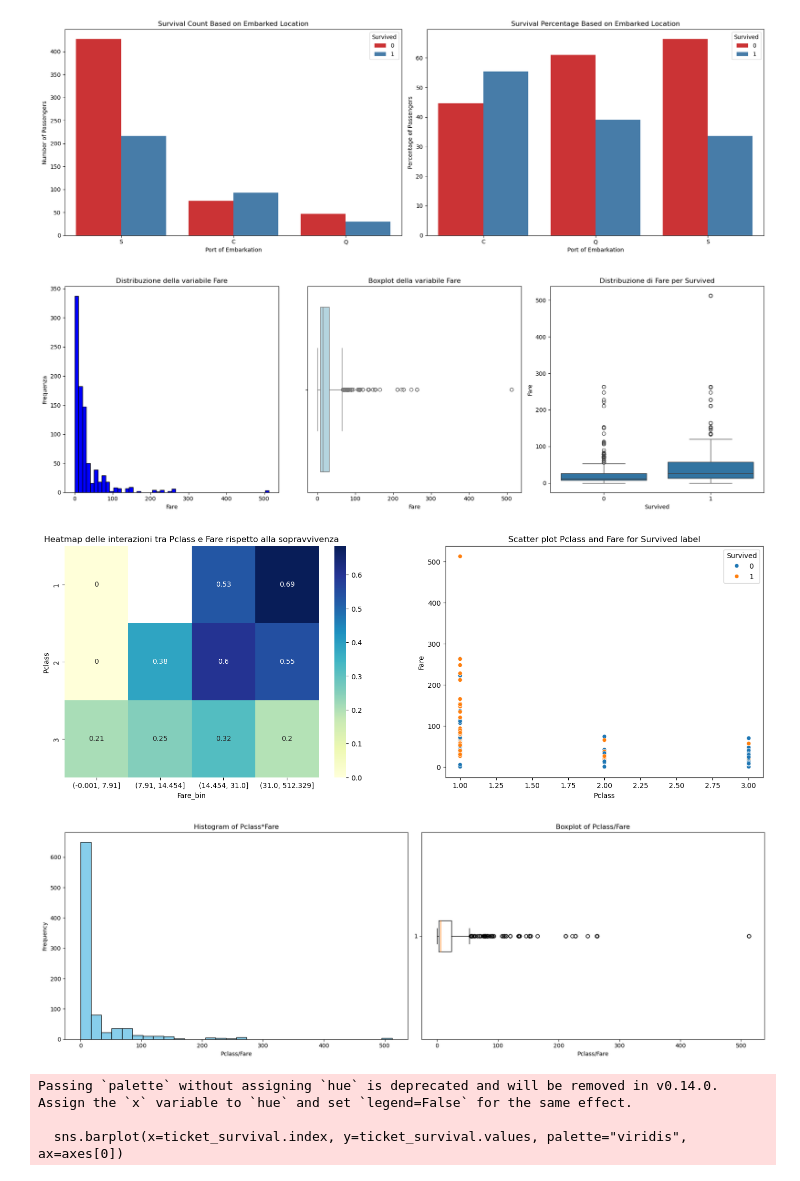
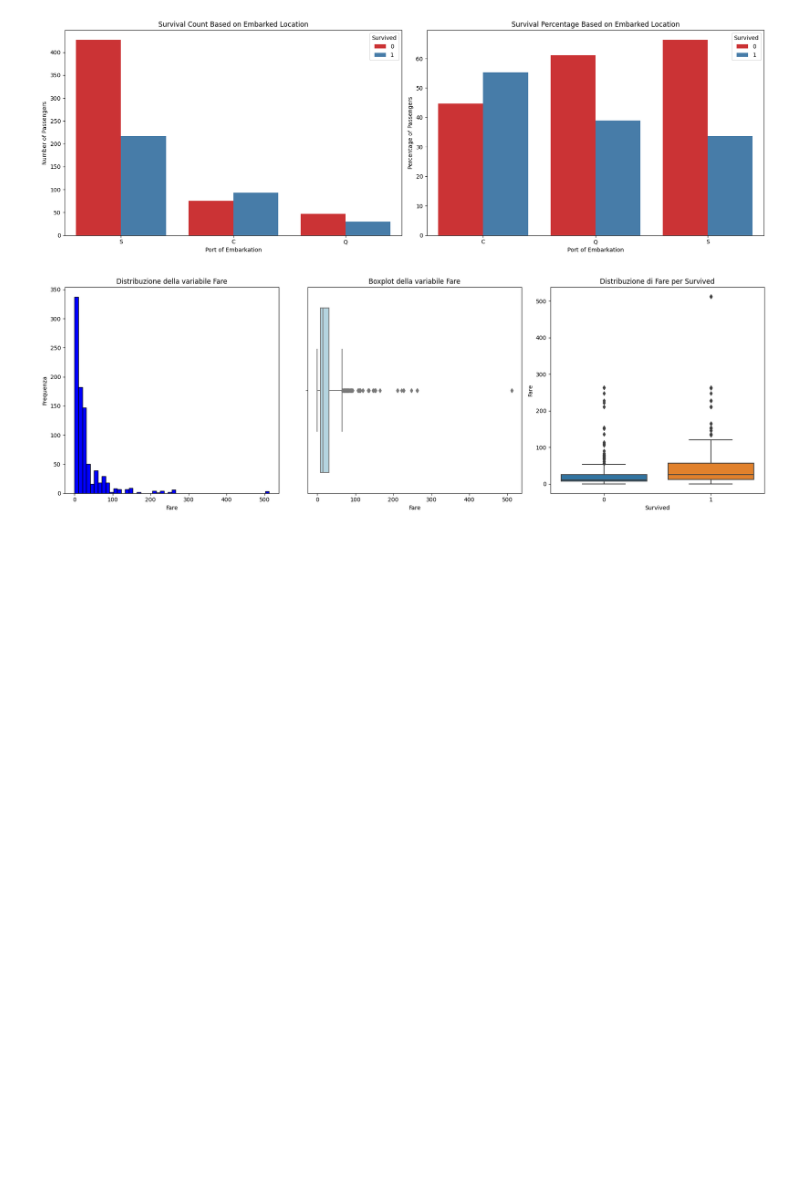
Before and after one commit to Giuseppe86-lab/Kaggle_Titanic_Analysis, a Jupyter notebook: Titanic_notebook.ipynb, the cells around one changed output. Cells and saved outputs as stored; diff of their text form; code cells hidden in the pictures; blank space fills up the shorter version.

Commit message:
sync with kaggle

```diff
--- a/Titanic_notebook.ipynb
+++ b/Titanic_notebook.ipynb
@@ -11,4 +23,3 @@ input/train.csv
 # %%
-train_data = pd.read_csv("input/train.csv")
-test_data = pd.read_csv("input/test.csv")
-print(train_data[['Pclass','Cabin','Ticket']])
+train_data = pd.read_csv("/kaggle/input/titanic/train.csv")
+test_data = pd.read_csv("/kaggle/input/titanic/test.csv")
@@ -31,8 +27,6 @@ print(train_data[['Pclass','Cabin','Ticket']])
 import matplotlib.pyplot as plt
 import seaborn as sns
 import pandas as pd
-from sklearn.impute import KNNImputer
-imputer = KNNImputer(n_neighbors = 5)
 
 # Calcolare il numero di passeggeri per ciascun porto e sopravvivenza
 embarked_survival_counts = train_data.groupby(['Embarked', 'Survived']).size().reset_index(name='Count')
@@ -67,100 +61,31 @@ plt.tight_layout()
 plt.show()
 
 
 # Crea una griglia di 3 grafici su una riga
 fig, axes = plt.subplots(1, 3, figsize=(18, 6))
 
 # Istogramma di Fare
 axes[0].hist(train_data['Fare'], bins=50, color='blue', edgecolor='black')
 axes[0].set_title('Distribuzione della variabile Fare')
 axes[0].set_xlabel('Fare')
 axes[0].set_ylabel('Frequenza')
 
 # Boxplot di Fare
 sns.boxplot(x=train_data['Fare'], color='lightblue', ax=axes[1])
 axes[1].set_title('Boxplot della variabile Fare')
 axes[1].set_xlabel('Fare')
 
 # Boxplot di Fare suddiviso per Survived
 sns.boxplot(x='Survived', y='Fare', data=train_data, ax=axes[2])
 axes[2].set_title('Distribuzione di Fare per Survived')
 axes[2].set_xlabel('Survived')
 axes[2].set_ylabel('Fare')
 
 # Regolazione del layout per evitare sovrapposizioni
 plt.tight_layout()
 
 # Visualizzazione dei grafici
 plt.show()
-
-
-# Creiamo dei bin per la variabile Fare per semplificare la visualizzazione
-train_data['Fare_bin'] = pd.qcut(train_data['Fare'], 4)  # Divide Fare in quartili
-
-# Creiamo una tabella pivot per visualizzare la sopravvivenza in base a Pclass e Fare_bin
-pivot_table = train_data.pivot_table(values='Survived', index='Pclass', columns='Fare_bin', aggfunc='mean', observed=False)
-
-# Visualizziamo la heatmap
-fig, axes = plt.subplots(1, 2, figsize=(18, 6))
-sns.heatmap(pivot_table, annot=True, cmap='YlGnBu', ax=axes[0])
-axes[0].set_title("Heatmap delle interazioni tra Pclass e Fare rispetto alla sopravvivenza")
-
-sns.scatterplot(x='Pclass', y='Fare', hue='Survived', data=train_data, ax=axes[1])
-axes[1].set_title('Scatter plot Pclass and Fare for Survived label')
-
-plt.show()
-
-test_data['Fare'] = imputer.fit_transform(test_data[['Fare']])
-train_data['Pclass_Fare'] =  train_data['Fare']/train_data['Pclass']
-test_data['Pclass_Fare'] =  test_data['Fare']/test_data['Pclass']
-
-# Istogramma della variabile Fare*Pclass
-fig, axes = plt.subplots(1, 2, figsize=(18, 6))
-axes[0].hist(train_data['Pclass_Fare'], bins=30, color='skyblue', edgecolor='black')
-axes[0].set_title('Histogram of Pclass*Fare')
-axes[0].set_xlabel('Pclass/Fare')
-axes[0].set_ylabel('Frequency')
-
-# Boxplot della variabile Fare*Pclass
-axes[1].boxplot(train_data['Pclass_Fare'], vert=False)
-axes[1].set_title('Boxplot of Pclass/Fare')
-axes[1].set_xlabel('Pclass/Fare')
-
-plt.tight_layout()
-plt.show()
-
-# Crea una nuova colonna 'TicketCategory' con la prima lettera del biglietto, o categorizzazioni per mancanza di lettera
-train_data['TicketCategory'] = train_data['Ticket'].apply(lambda x: str(x)[0] if pd.notnull(x) and str(x)[0].isalpha() else 'NoLetter' if pd.notnull(x) else 'Missing')
-test_data['TicketCategory'] = test_data['Ticket'].apply(lambda x: str(x)[0] if pd.notnull(x) and str(x)[0].isalpha() else 'NoLetter' if pd.notnull(x) else 'Missing')
-# Calcola la probabilità di sopravvivenza per ciascuna categoria di biglietto
-ticket_survival = train_data.groupby('TicketCategory')['Survived'].mean() * 100  # Percentuale di sopravvivenza
-
-# Ordina per comodità di visualizzazione
-ticket_survival = ticket_survival.sort_values()
-
-# Crea il grafico
-fig, axes = plt.subplots(1, 2, figsize=(18, 6))
-sns.barplot(x=ticket_survival.index, y=ticket_survival.values, palette="viridis", ax=axes[0])
-axes[0].set_xlabel("Ticket Category")
-axes[0].set_ylabel("Survival Probability (%)")
-axes[0].set_title("Survival Probability by Ticket Category")
-
-# Crea una tabella di frequenza per le categorie di biglietto e la classe
-ticket_class_counts = train_data.groupby(['TicketCategory', 'Pclass']).size().unstack(fill_value=0)
-
-# Crea il grafico
-ticket_class_counts.plot(kind="bar", stacked=True, colormap="viridis", width=0.8, ax=axes[1])
-axes[1].set_xlabel("Ticket Category")
-axes[1].set_ylabel("Number of Passengers")
-axes[1].set_title("Ticket Category Distribution by Class")
-axes[1].legend(title="Class", labels=["1st", "2nd", "3rd"])
-plt.xticks(rotation=45)
-plt.show()
 # %% [output]
 [figure]
-[figure, old version]
+[figure, new version]
-[figure, removed]
-[figure, removed]
-Passing `palette` without assigning `hue` is deprecated and will be removed in v0.14.0. Assign the `x` variable to `hue` and set `legend=False` for the same effect.
-
-  sns.barplot(x=ticket_survival.index, y=ticket_survival.values, palette="viridis", ax=axes[0])
```
Also changed, not shown: parts of 10 cells of this notebook.
